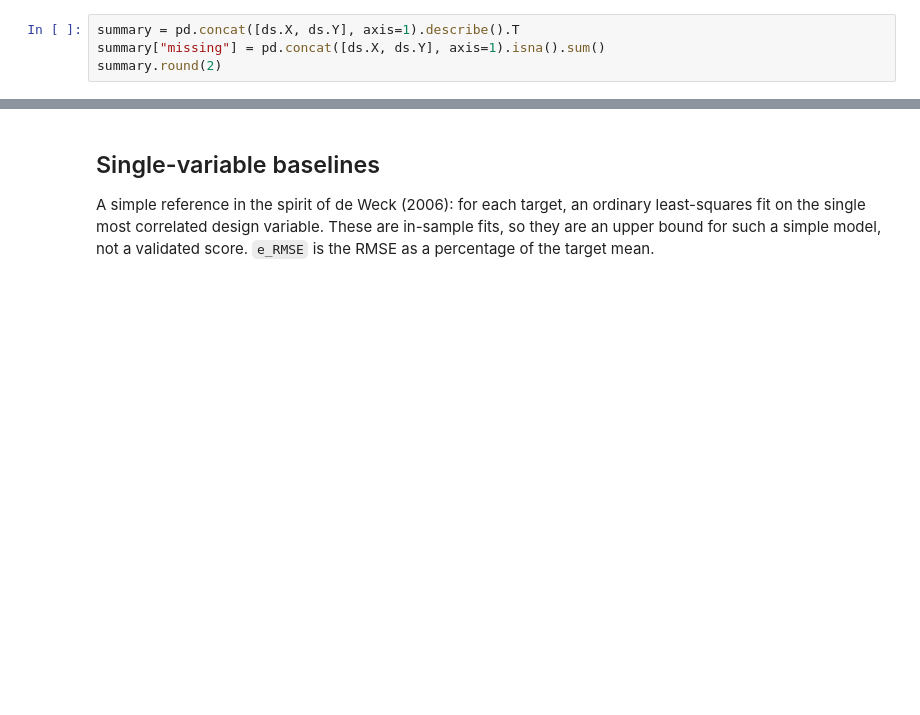
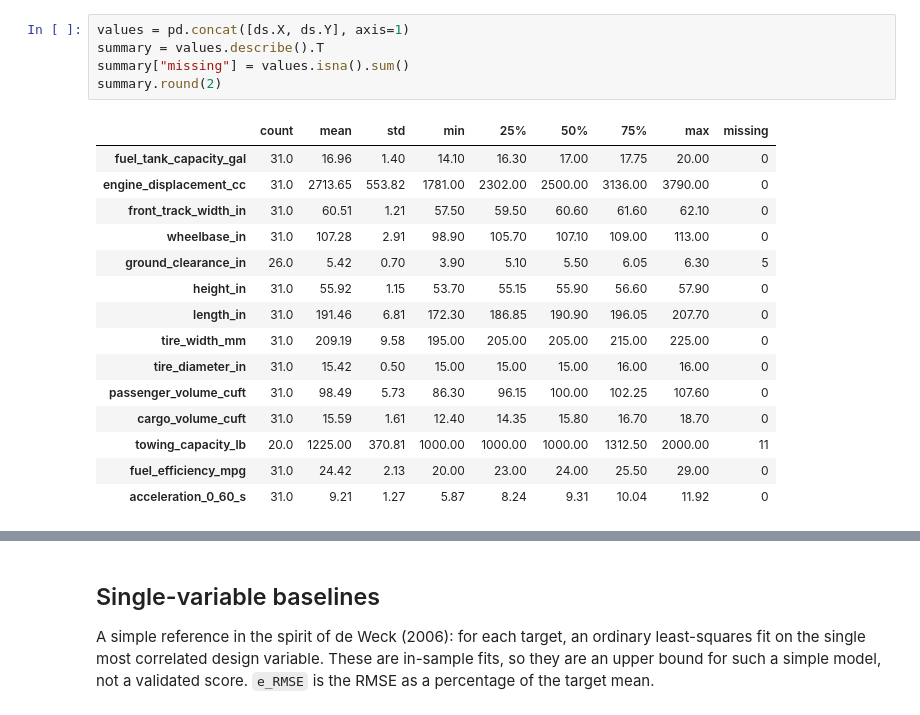
Before and after one commit to kivanho/small-data-model-selection, a Jupyter notebook: notebooks/01_explore_data.ipynb, the cells around one changed output, grey strips where cells are left out. Drawn from its saved outputs; the diff is of its cells as text; blank space fills up the shorter version.

```diff
--- a/notebooks/01_explore_data.ipynb
+++ b/notebooks/01_explore_data.ipynb
@@ -31,4 +37,21 @@ print(f"{ds.n_samples} vehicles, {len(FEATURES)} design variables, {len(TARGETS)
 # %%
-summary = pd.concat([ds.X, ds.Y], axis=1).describe().T
-summary["missing"] = pd.concat([ds.X, ds.Y], axis=1).isna().sum()
+values = pd.concat([ds.X, ds.Y], axis=1)
+summary = values.describe().T
+summary["missing"] = values.isna().sum()
 summary.round(2)
+# %% [output]
+|  | count | mean | std | min | 25% | 50% | 75% | max | missing |
+| fuel_tank_capacity_gal | 31.0 | 16.96 | 1.40 | 14.10 | 16.30 | 17.00 | 17.75 | 20.00 | 0 |
+| engine_displacement_cc | 31.0 | 2713.65 | 553.82 | 1781.00 | 2302.00 | 2500.00 | 3136.00 | 3790.00 | 0 |
+| front_track_width_in | 31.0 | 60.51 | 1.21 | 57.50 | 59.50 | 60.60 | 61.60 | 62.10 | 0 |
+| wheelbase_in | 31.0 | 107.28 | 2.91 | 98.90 | 105.70 | 107.10 | 109.00 | 113.00 | 0 |
+| ground_clearance_in | 26.0 | 5.42 | 0.70 | 3.90 | 5.10 | 5.50 | 6.05 | 6.30 | 5 |
+| height_in | 31.0 | 55.92 | 1.15 | 53.70 | 55.15 | 55.90 | 56.60 | 57.90 | 0 |
+| length_in | 31.0 | 191.46 | 6.81 | 172.30 | 186.85 | 190.90 | 196.05 | 207.70 | 0 |
+| tire_width_mm | 31.0 | 209.19 | 9.58 | 195.00 | 205.00 | 205.00 | 215.00 | 225.00 | 0 |
+| tire_diameter_in | 31.0 | 15.42 | 0.50 | 15.00 | 15.00 | 15.00 | 16.00 | 16.00 | 0 |
+| passenger_volume_cuft | 31.0 | 98.49 | 5.73 | 86.30 | 96.15 | 100.00 | 102.25 | 107.60 | 0 |
+| cargo_volume_cuft | 31.0 | 15.59 | 1.61 | 12.40 | 14.35 | 15.80 | 16.70 | 18.70 | 0 |
+| towing_capacity_lb | 20.0 | 1225.00 | 370.81 | 1000.00 | 1000.00 | 1000.00 | 1312.50 | 2000.00 | 11 |
+| fuel_efficiency_mpg | 31.0 | 24.42 | 2.13 | 20.00 | 23.00 | 24.00 | 25.50 | 29.00 | 0 |
+| acceleration_0_60_s | 31.0 | 9.21 | 1.27 | 5.87 | 8.24 | 9.31 | 10.04 | 11.92 | 0 |
```
Also changed, not shown: parts of 10 cells of this notebook, 11 other files.
